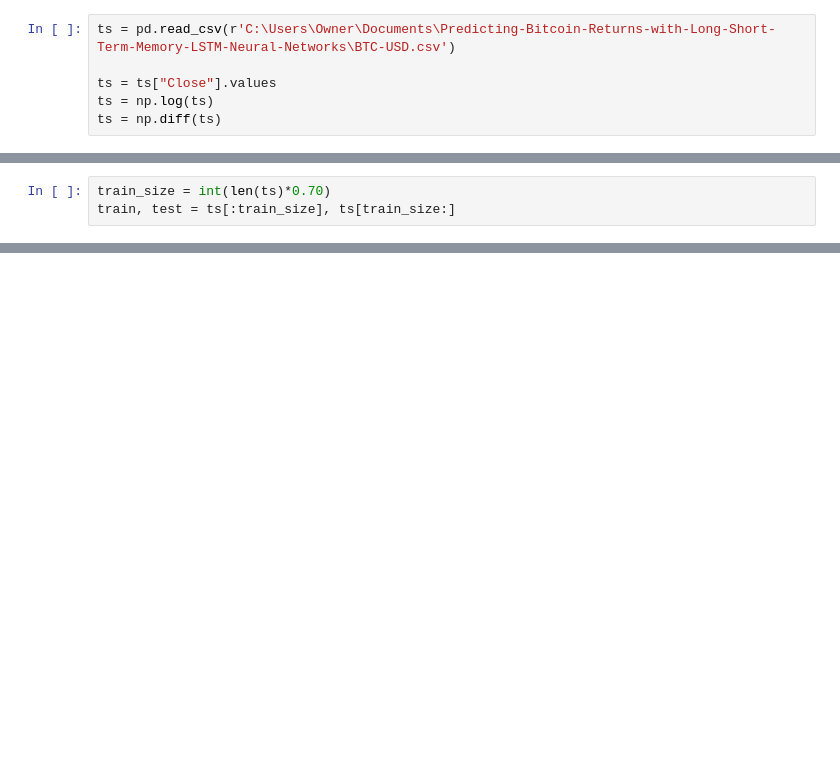
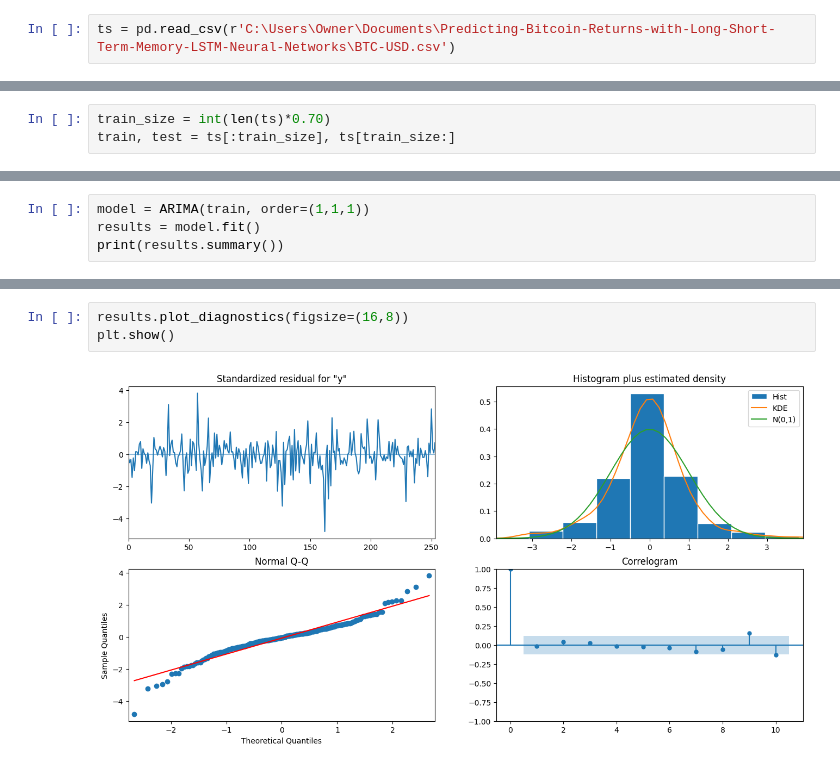
Before and after one commit to cferggie/Predicting-Bitcoin-Returns-with-Long-Short-Term-Memory-LSTM-Neural-Networks, a Jupyter notebook: ARIMA.ipynb, the cells around one changed output, grey strips where cells are left out. Cells and saved outputs as stored; diff of their text form; blank space fills up the shorter version.

Commit message:
ARIMA built

```diff
--- a/ARIMA.ipynb
+++ b/ARIMA.ipynb
@@ -7,6 +6,2 @@ import pmdarima as pm
 # %%
 ts = pd.read_csv(r'C:\Users\Owner\Documents\Predicting-Bitcoin-Returns-with-Long-Short-Term-Memory-LSTM-Neural-Networks\BTC-USD.csv')
-
-ts = ts["Close"].values
-ts = np.log(ts)
-ts = np.diff(ts)
@@ -71,0 +40,4 @@ NameError: name 'best_pp' is not defined
+# %%
+model = ARIMA(train, order=(1,1,1))
+results = model.fit()
+print(results.summary())
@@ -71,0 +62,5 @@ NameError: name 'best_pp' is not defined
+# %%
+results.plot_diagnostics(figsize=(16,8))
+plt.show()
+# %% [output]
+[figure, added]
```
Also changed, not shown: parts of 4 cells of this notebook.
